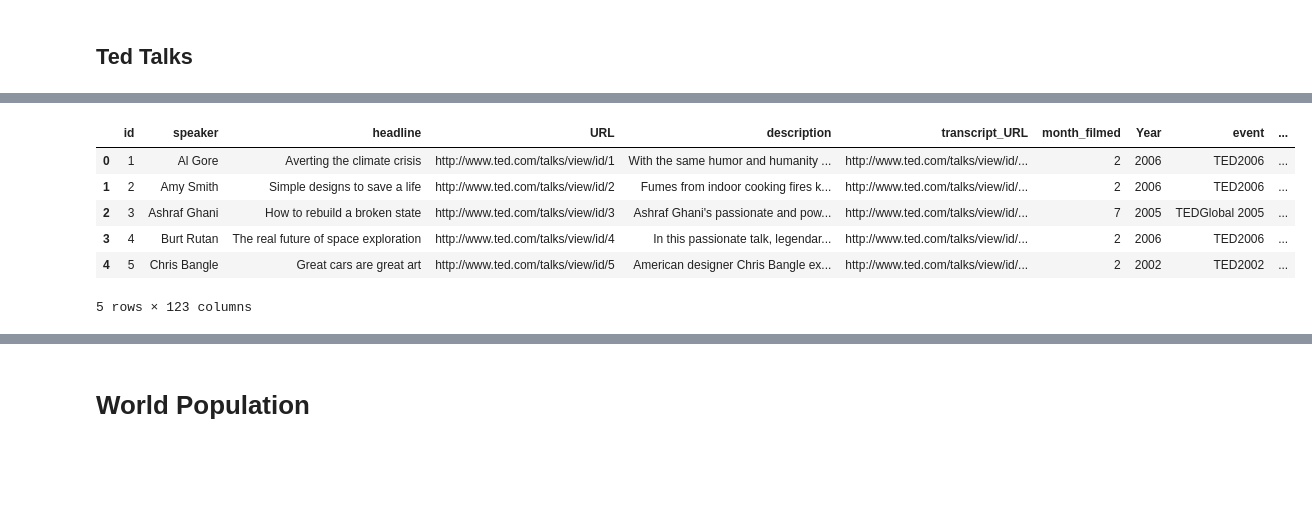
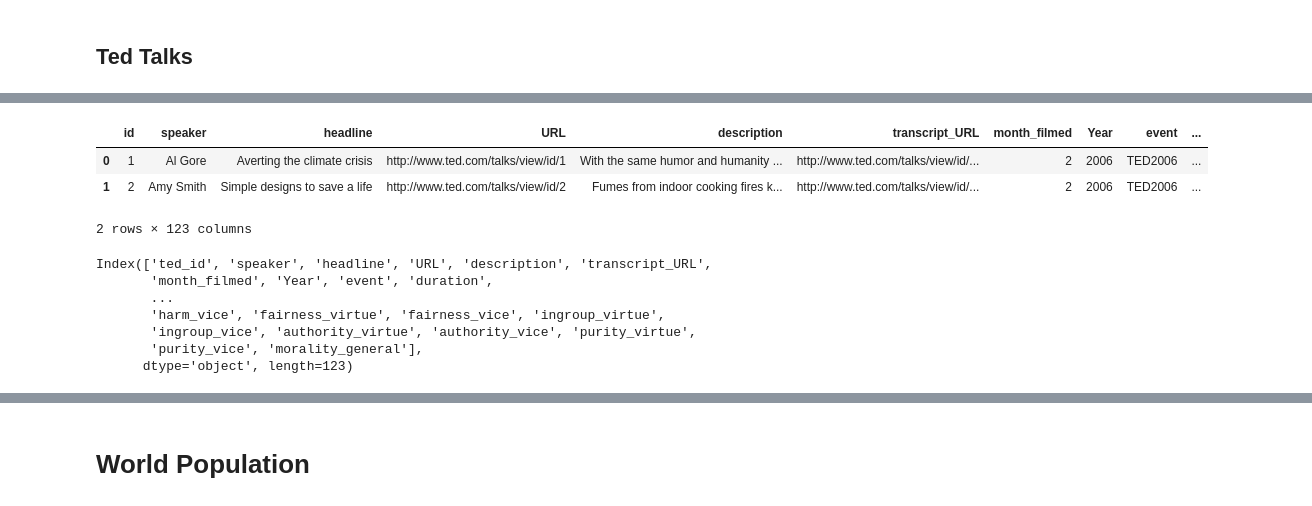
Before and after one commit to minwiley/ETL-Jeopardy, a Jupyter notebook: Jeopardy_ETL.ipynb, the cells around one changed output, grey strips where cells are left out. Cells and saved outputs as stored; diff of their text form; code cells hidden in the pictures; blank space fills up the shorter version.

```diff
--- a/Jeopardy_ETL.ipynb
+++ b/Jeopardy_ETL.ipynb
@@ -147,9 +238,9 @@ dm_rates.head()
 # %% [markdown]
 ## Ted Talks
 # %%
-ted_file = pd.read_csv("TED_Talks_by_ID_plus-transcripts-and-LIWC-and-MFT-plus-views.csv" , encoding="ISO-8859-1")
+ted_file = pd.read_csv("resources/TED_Talks_by_ID_plus-transcripts-and-LIWC-and-MFT-plus-views.csv" , encoding="ISO-8859-1")
 ted = pd.DataFrame(ted_file)
-ted.head()
+ted.head(3)
 # %% [output]
 |  | id | speaker | headline | URL | description | transcript_URL | month_filmed | year_filmed | event | ... |
 | 0 | 1 | Al Gore | Averting the climate crisis | http://www.ted.com/talks/view/id/1 | With the same humor and humanity ... | http://www.ted.com/talks/view/id/... | 2 | 2006 | TED2006 | ... |
@@ -171,11 +250,19 @@ Index(['id', 'speaker', 'headline', 'URL', 'description', 'transcript_URL',
 # %%
 ted_yr = ted.rename(columns={'year_filmed': 'Year'})
-ted_yr.head()
+ted_yr.head(2)
 # %% [output]
 |  | id | speaker | headline | URL | description | transcript_URL | month_filmed | Year | event | ... |
 | 0 | 1 | Al Gore | Averting the climate crisis | http://www.ted.com/talks/view/id/1 | With the same humor and humanity ... | http://www.ted.com/talks/view/id/... | 2 | 2006 | TED2006 | ... |
 | 1 | 2 | Amy Smith | Simple designs to save a life | http://www.ted.com/talks/view/id/2 | Fumes from indoor cooking fires k... | http://www.ted.com/talks/view/id/... | 2 | 2006 | TED2006 | ... |
-| 2 | 3 | Ashraf Ghani | How to rebuild a broken state | http://www.ted.com/talks/view/id/3 | Ashraf Ghani's passionate and pow... | http://www.ted.com/talks/view/id/... | 7 | 2005 | TEDGlobal 2005 | ... |
-| 3 | 4 | Burt Rutan | The real future of space exploration | http://www.ted.com/talks/view/id/4 | In this passionate talk, legendar... | http://www.ted.com/talks/view/id/... | 2 | 2006 | TED2006 | ... |
-| 4 | 5 | Chris Bangle | Great cars are great art | http://www.ted.com/talks/view/id/5 | American designer Chris Bangle ex... | http://www.ted.com/talks/view/id/... | 2 | 2002 | TED2002 | ... |
-5 rows × 123 columns
+2 rows × 123 columns
+# %%
+ted_yr = ted_yr.rename(columns={'id':'ted_id', 'views_as_of_06162017': 'views'})
+ted_yr.columns
+# %% [output]
+Index(['ted_id', 'speaker', 'headline', 'URL', 'description', 'transcript_URL',
+       'month_filmed', 'Year', 'event', 'duration',
+       ...
+       'harm_vice', 'fairness_virtue', 'fairness_vice', 'ingroup_virtue',
+       'ingroup_vice', 'authority_virtue', 'authority_vice', 'purity_virtue',
+       'purity_vice', 'morality_general'],
+      dtype='object', length=123)
```
Also changed, not shown: parts of 50 cells of this notebook, 14 other files.
